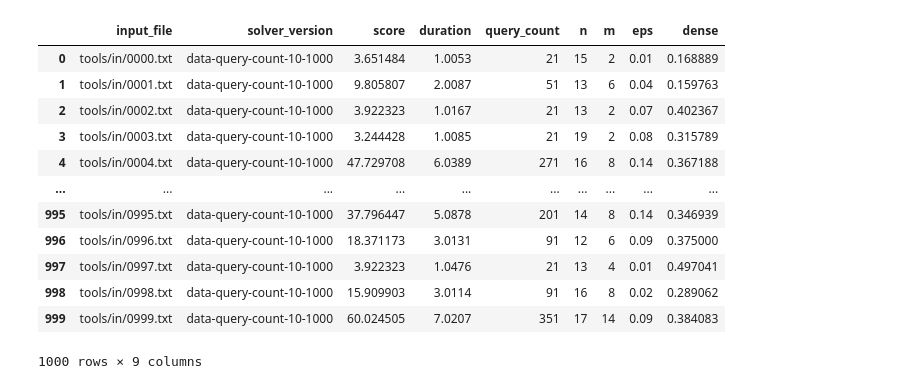
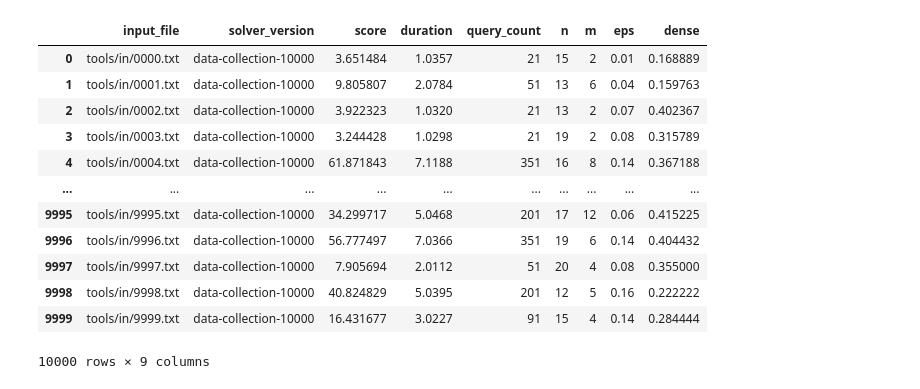
Before and after one commit to tishii2479/ahc030, a Jupyter notebook: notebooks/f.ipynb, the cells around one changed output. Drawn from its saved outputs; the diff is of its cells as text; code cells hidden in the pictures.

```diff
--- a/notebooks/f.ipynb
+++ b/notebooks/f.ipynb
@@ -5,22 +5,22 @@ import matplotlib.pyplot as plt
 df = pd.read_csv("../log/database.csv")
 input_df = pd.read_csv("../log/input.csv")
 # %%
-solver_df = pd.merge(df[df.solver_version == "data-query-count-10-1000"], input_df, how="left", on="input_file")
+solver_df = pd.merge(df[df.solver_version == "data-collection-10000"], input_df, how="left", on="input_file")
 solver_df
 # %% [output]
 |  | input_file | solver_version | score | duration | query_count | n | m | eps | dense |
-| 0 | tools/in/0000.txt | data-query-count-10-1000 | 3.651484 | 1.0053 | 21 | 15 | 2 | 0.01 | 0.168889 |
-| 1 | tools/in/0001.txt | data-query-count-10-1000 | 9.805807 | 2.0087 | 51 | 13 | 6 | 0.04 | 0.159763 |
-| 2 | tools/in/0002.txt | data-query-count-10-1000 | 3.922323 | 1.0167 | 21 | 13 | 2 | 0.07 | 0.402367 |
-| 3 | tools/in/0003.txt | data-query-count-10-1000 | 3.244428 | 1.0085 | 21 | 19 | 2 | 0.08 | 0.315789 |
-| 4 | tools/in/0004.txt | data-query-count-10-1000 | 47.729708 | 6.0389 | 271 | 16 | 8 | 0.14 | 0.367188 |
+| 0 | tools/in/0000.txt | data-collection-10000 | 3.651484 | 1.0357 | 21 | 15 | 2 | 0.01 | 0.168889 |
+| 1 | tools/in/0001.txt | data-collection-10000 | 9.805807 | 2.0784 | 51 | 13 | 6 | 0.04 | 0.159763 |
+| 2 | tools/in/0002.txt | data-collection-10000 | 3.922323 | 1.0320 | 21 | 13 | 2 | 0.07 | 0.402367 |
+| 3 | tools/in/0003.txt | data-collection-10000 | 3.244428 | 1.0298 | 21 | 19 | 2 | 0.08 | 0.315789 |
+| 4 | tools/in/0004.txt | data-collection-10000 | 61.871843 | 7.1188 | 351 | 16 | 8 | 0.14 | 0.367188 |
 | ... | ... | ... | ... | ... | ... | ... | ... | ... | ... |
-| 995 | tools/in/0995.txt | data-query-count-10-1000 | 37.796447 | 5.0878 | 201 | 14 | 8 | 0.14 | 0.346939 |
-| 996 | tools/in/0996.txt | data-query-count-10-1000 | 18.371173 | 3.0131 | 91 | 12 | 6 | 0.09 | 0.375000 |
-| 997 | tools/in/0997.txt | data-query-count-10-1000 | 3.922323 | 1.0476 | 21 | 13 | 4 | 0.01 | 0.497041 |
-| 998 | tools/in/0998.txt | data-query-count-10-1000 | 15.909903 | 3.0114 | 91 | 16 | 8 | 0.02 | 0.289062 |
-| 999 | tools/in/0999.txt | data-query-count-10-1000 | 60.024505 | 7.0207 | 351 | 17 | 14 | 0.09 | 0.384083 |
+| 9995 | tools/in/9995.txt | data-collection-10000 | 34.299717 | 5.0468 | 201 | 17 | 12 | 0.06 | 0.415225 |
+| 9996 | tools/in/9996.txt | data-collection-10000 | 56.777497 | 7.0366 | 351 | 19 | 6 | 0.14 | 0.404432 |
+| 9997 | tools/in/9997.txt | data-collection-10000 | 7.905694 | 2.0112 | 51 | 20 | 4 | 0.08 | 0.355000 |
+| 9998 | tools/in/9998.txt | data-collection-10000 | 40.824829 | 5.0395 | 201 | 12 | 5 | 0.16 | 0.222222 |
+| 9999 | tools/in/9999.txt | data-collection-10000 | 16.431677 | 3.0227 | 91 | 15 | 4 | 0.14 | 0.284444 |
-1000 rows × 9 columns
+10000 rows × 9 columns
 # %%
 solver_df["query_count"] /= (solver_df["n"] ** 2) * 2
 # %%
```
Also changed, not shown: parts of 8 cells of this notebook, 6 other files.
